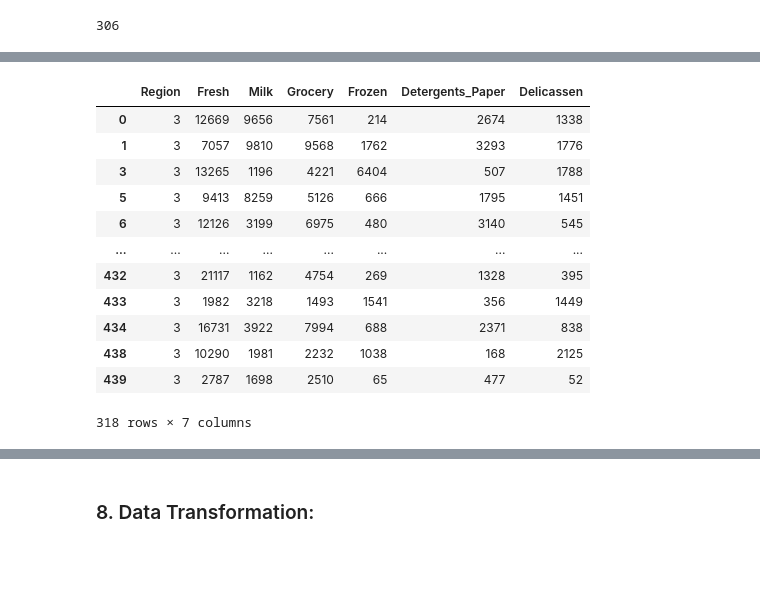
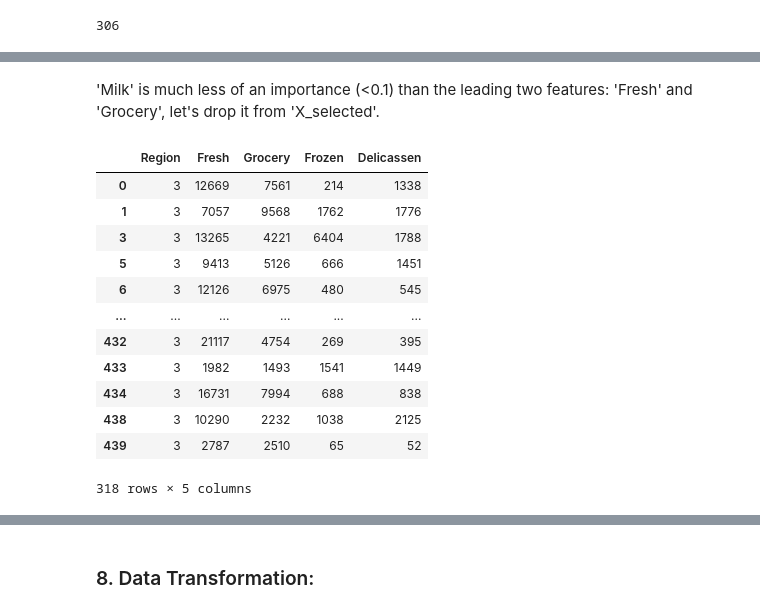
Before and after one commit to TeeNguyenDA/Wholesale-Data-Unsupervised-Learning, a Jupyter notebook: Unsupervised Learning - Project.ipynb, the cells around one changed output, grey strips where cells are left out. Drawn from its saved outputs; the diff is of its cells as text; code cells hidden in the pictures; blank space fills up the shorter version.

```diff
--- a/Unsupervised Learning - Project.ipynb
+++ b/Unsupervised Learning - Project.ipynb
@@ -515,3 +516,7 @@ X
 | 438 | 1 | 3 | 10290 | 1981 | 2232 | 1038 | 168 | 2125 |
 | 439 | 1 | 3 | 2787 | 1698 | 2510 | 65 | 477 | 52 |
 318 rows × 8 columns
+# %%
+# Copy 'wholesale_df' into another X_selected features set. We can do feature selection on this set.
+X_selected = wholesale_df.copy()
+X_selected
@@ -523,0 +539,3 @@ Let's find out the number of unique values among 'Milk, Grocery, Detergents_Pape
+# %%
+X_selected = X_selected.drop(columns=['Channel'])
+X_selected
@@ -560,0 +595,16 @@ plt.show()
+# %%
+# Fit RandomForest to find feature imporance on X_selected
+model = RandomForestRegressor(n_estimators=100)
+model.fit(X_selected, X_selected)
+
+# Get feature importances of X_selected
+importances = model.feature_importances_
+
+# Plot feature importances of X_selected
+indices = np.argsort(importances)[::-1]
+plt.figure(figsize=(10, 5))
+plt.title('X_selected Feature importances')
+plt.bar(range(X_selected.shape[1]), importances[indices], align='center')
+plt.xticks(range(X_selected.shape[1]), X_selected.columns[indices], rotation=90)
+plt.xlim([-1, X_selected.shape[1]])
+plt.show()
@@ -561,18 +613,20 @@ plt.show()
+# %% [markdown]
+'Milk' is much less of an importance (<0.1) than the leading two features: 'Fresh' and 'Grocery', let's drop it from 'X_selected'.
 # %%
-# Seperate a 'X_no_milk' features set without the 'Channel' but have 'Milk' column
-X_milk = X.drop(columns=['Channel'])
-X_milk
+# Seperate a 'X_selected' features set without the 'Detergents_Pape' and 'Milk' columns
+X_selected = X_selected.drop(columns=['Detergents_Paper', 'Milk'])
+X_selected
 # %% [output]
-|  | Region | Fresh | Milk | Grocery | Frozen | Detergents_Paper | Delicassen |
-| 0 | 3 | 12669 | 9656 | 7561 | 214 | 2674 | 1338 |
-| 1 | 3 | 7057 | 9810 | 9568 | 1762 | 3293 | 1776 |
-| 3 | 3 | 13265 | 1196 | 4221 | 6404 | 507 | 1788 |
-| 5 | 3 | 9413 | 8259 | 5126 | 666 | 1795 | 1451 |
-| 6 | 3 | 12126 | 3199 | 6975 | 480 | 3140 | 545 |
-| ... | ... | ... | ... | ... | ... | ... | ... |
-| 432 | 3 | 21117 | 1162 | 4754 | 269 | 1328 | 395 |
-| 433 | 3 | 1982 | 3218 | 1493 | 1541 | 356 | 1449 |
-| 434 | 3 | 16731 | 3922 | 7994 | 688 | 2371 | 838 |
-| 438 | 3 | 10290 | 1981 | 2232 | 1038 | 168 | 2125 |
-| 439 | 3 | 2787 | 1698 | 2510 | 65 | 477 | 52 |
+|  | Region | Fresh | Grocery | Frozen | Delicassen |
+| 0 | 3 | 12669 | 7561 | 214 | 1338 |
+| 1 | 3 | 7057 | 9568 | 1762 | 1776 |
+| 3 | 3 | 13265 | 4221 | 6404 | 1788 |
+| 5 | 3 | 9413 | 5126 | 666 | 1451 |
+| 6 | 3 | 12126 | 6975 | 480 | 545 |
+| ... | ... | ... | ... | ... | ... |
+| 432 | 3 | 21117 | 4754 | 269 | 395 |
+| 433 | 3 | 1982 | 1493 | 1541 | 1449 |
+| 434 | 3 | 16731 | 7994 | 688 | 838 |
+| 438 | 3 | 10290 | 2232 | 1038 | 2125 |
+| 439 | 3 | 2787 | 2510 | 65 | 52 |
-318 rows × 7 columns
+318 rows × 5 columns
```
Also changed, not shown: parts of 98 cells of this notebook, 1 other file.
